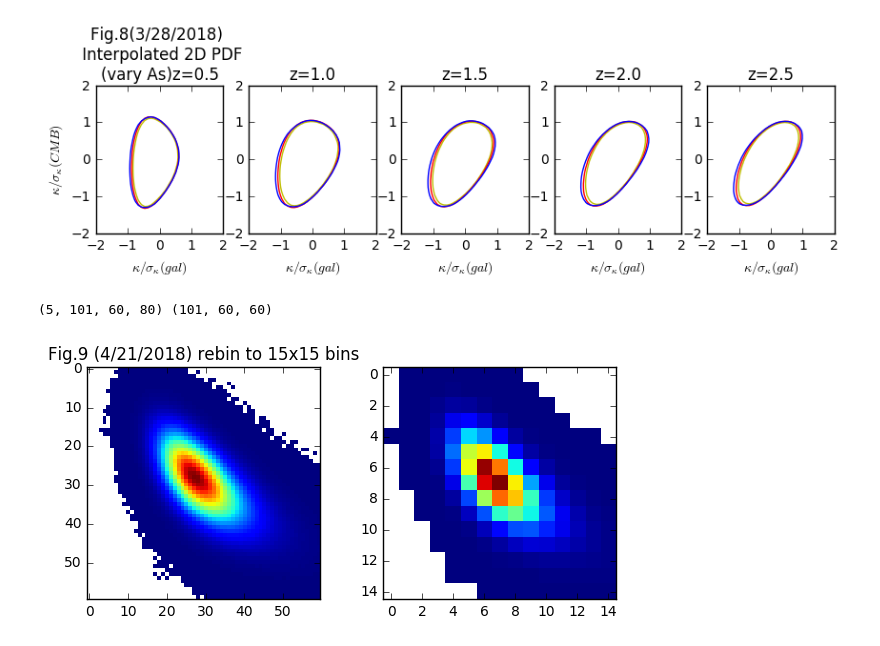
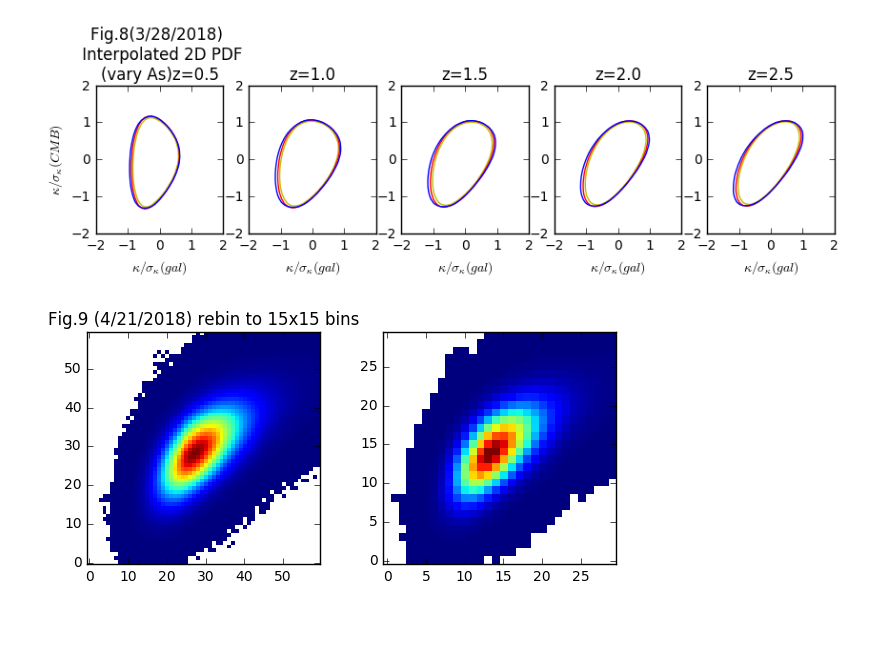
Before and after one commit to liuxx479/PDFs, a Jupyter notebook: PDFs.ipynb, the cells around one changed output. Cells and saved outputs as stored; diff of their text form; code cells hidden in the pictures.

```diff
--- a/PDFs.ipynb
+++ b/PDFs.ipynb
@@ -186,27 +200,24 @@ show()
 # %%
 ######## now try to do a fisher forecast for 2d PDF, but first, we need to reduce the dimensions to ~1000
 ######## so each redshift should be Nd<=200, or ~15 bins per dimension (currently 60 x 80)
-reshaper15 = lambda imat: sum(imat[:,:,:60].reshape(101, 15, 4, 15, 4), axis=(2,4))
+Nc = 2 ## compression ratio
+reshaper = lambda imat: sum(imat[:,:,:60].reshape(101, 60/Nc, Nc, 60/Nc, Nc), axis=(2,4))
+
+reshaped_pdf_test60 = pdf2debI[4][0][:,:60].copy()
+reshaped_pdf_test15 = reshaper(pdf2debI[4])[0]
+
+reshaped_pdf_test60[reshaped_pdf_test60<=0]=nan
+reshaped_pdf_test15[reshaped_pdf_test15<=0]=nan
+#print pdf2debI.shape, pdf2debI[0][:,:,:60].shape
+#print sum(~isnan(reshaped_pdf_test15))
-# %%
-print pdf2debI.shape, pdf2debI[0][:,:,:60].shape
-# %% [output]
-(5, 101, 60, 80) (101, 60, 60)
-# %%
-reshaped_pdf_test60 = pdf2debI[4][0][:,:60].copy()
-reshaped_pdf_test15 = reshaper15(pdf2debI[4])[0]
-
-reshaped_pdf_test60[reshaped_pdf_test60<=0]=nan
-reshaped_pdf_test15[reshaped_pdf_test15<=0]=nan
-
-#print sum(~isnan(reshaped_pdf_test15))
 # %%
 f, (ax1, ax2) = subplots(1,2,figsize=(7,3))
-ax1.imshow(reshaped_pdf_test60,interpolation='nearest')
-ax2.imshow(reshaped_pdf_test15,interpolation='nearest')
+ax1.imshow(reshaped_pdf_test60,interpolation='nearest',origin='lower')
+ax2.imshow(reshaped_pdf_test15,interpolation='nearest',origin='lower')
 ax1.set_title('Fig.9 (4/21/2018) rebin to 15x15 bins')
 show()
 # %% [output]
-[figure, old version]
+[figure, new version]
 # %%
 pdf2dI_cov = array([load('box5/output_eb_5000_s4/ALL_igalXicmb_2dpdf_%.1f_1.0_1.0.npy'
                      %(iz)) for iz in z_source])
```
Also changed, not shown: parts of 23 cells of this notebook.
